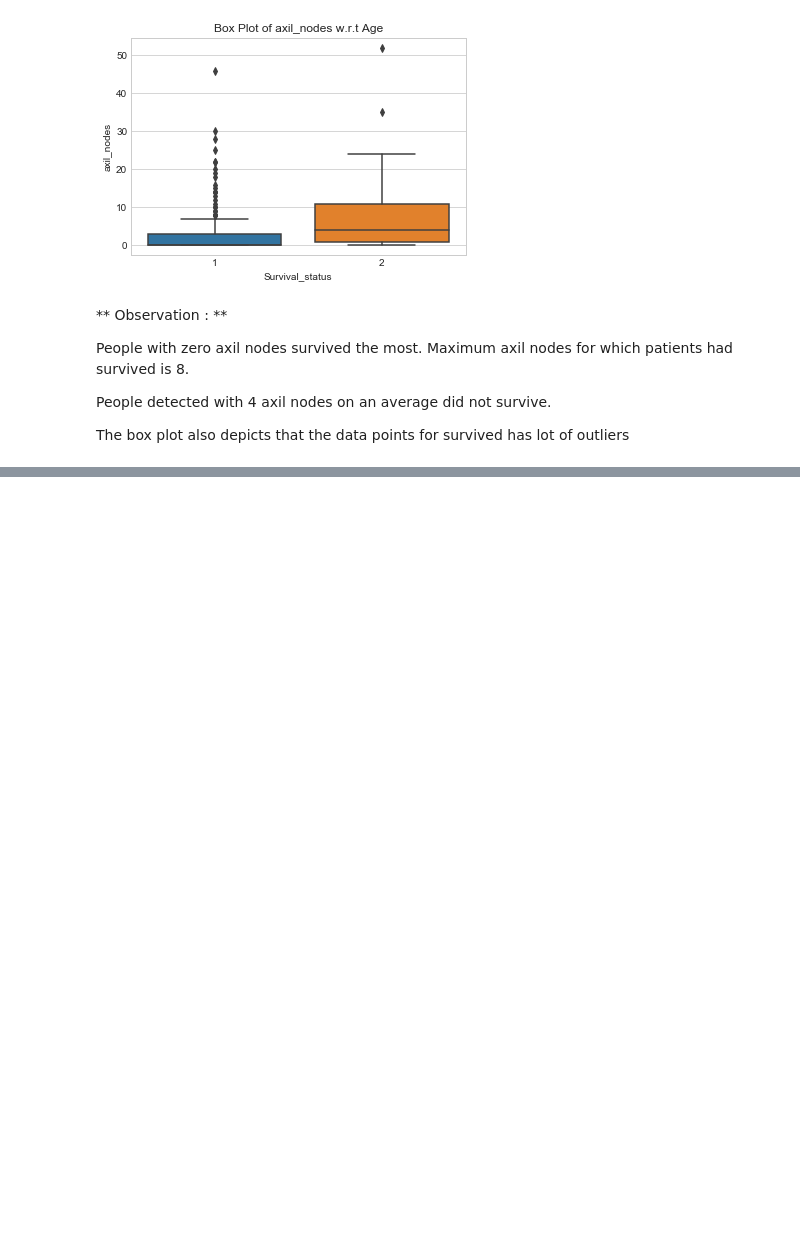
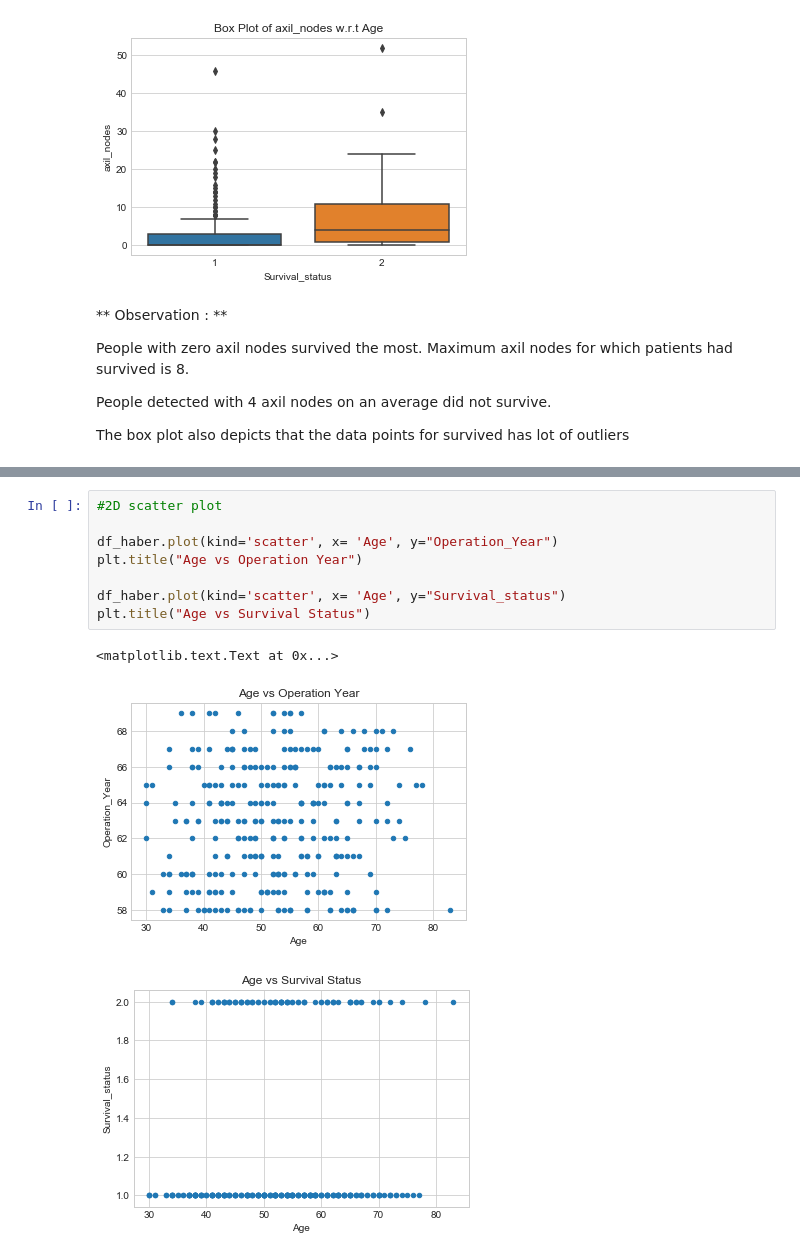
Before and after one commit to plaban1981/EDA, a Jupyter notebook: Haberman_Exploratory Data Analysis..ipynb, the cells around one changed output, grey strips where cells are left out. Cells and saved outputs as stored; diff of their text form; blank space fills up the shorter version.

```diff
--- a/Haberman_Exploratory Data Analysis..ipynb
+++ b/Haberman_Exploratory Data Analysis..ipynb
@@ -285,0 +395,12 @@ The box plot also depicts that the data points for survived has lot of outliers
+# %%
+#2D scatter plot
+
+df_haber.plot(kind='scatter', x= 'Age', y="Operation_Year")
+plt.title("Age vs Operation Year")
+
+df_haber.plot(kind='scatter', x= 'Age', y="Survival_status")
+plt.title("Age vs Survival Status")
+# %% [output]
+<matplotlib.text.Text at 0x...>
+[figure, added]
+[figure, added]
```
Also changed, not shown: parts of 23 cells of this notebook.
